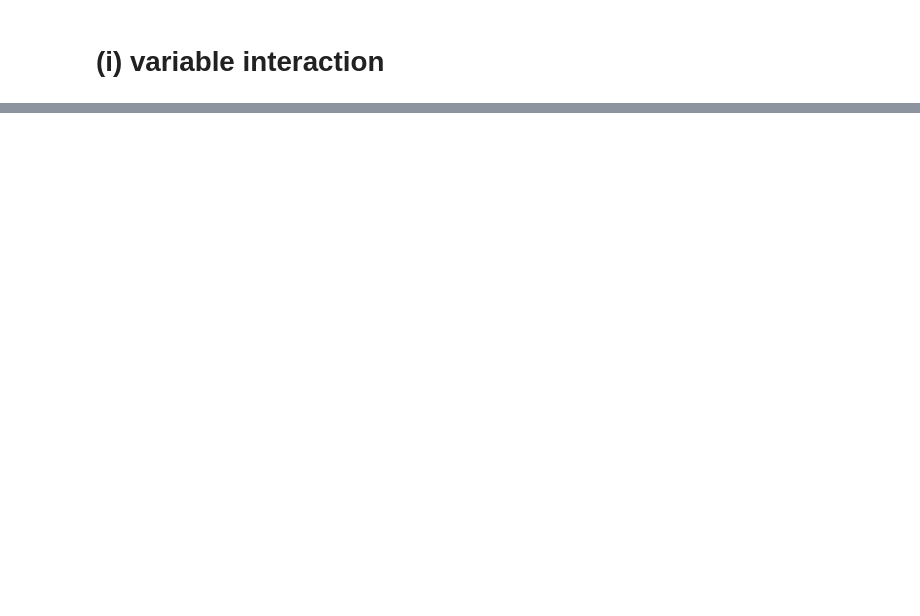
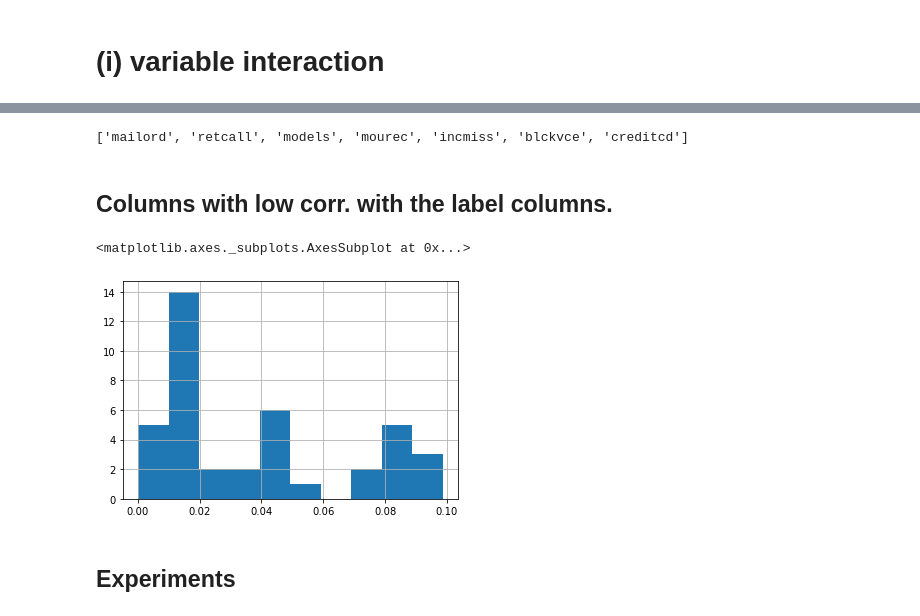
Before and after one commit to erdemsirel/ozu_data_science, a Jupyter notebook: M5 - General Linear Models/Erdem Sirel Project GLM.ipynb, the cells around one changed output, grey strips where cells are left out. Saved outputs shown, nothing was run; the diff lists cells and outputs as text; code cells hidden in the pictures; blank space fills up the shorter version.

```diff
--- a/M5 - General Linear Models/Erdem Sirel Project GLM.ipynb
+++ b/M5 - General Linear Models/Erdem Sirel Project GLM.ipynb
@@ -120,0 +147,12 @@ data.withcorr()
+# %%
+columns_to_drop_high_corr = corr_wide[(corr_wide.corr_abs >= 0.8) ].column_to_drop.unique().tolist()
+columns_to_drop_high_corr
+# %% [output]
+['mailord', 'retcall', 'models', 'mourec', 'incmiss', 'blckvce', 'creditcd']
+# %% [markdown]
+## Columns with low corr. with the label columns.
+# %%
+corr_with_label[corr_with_label.corr_abs<0.1].corr_abs.hist()
+# %% [output]
+<matplotlib.axes._subplots.AxesSubplot at 0x...>
+[figure, added]
@@ -120,0 +161,2 @@ data.withcorr()
+# %% [markdown]
+## Experiments
```
Also changed, not shown: parts of 26 cells of this notebook.
